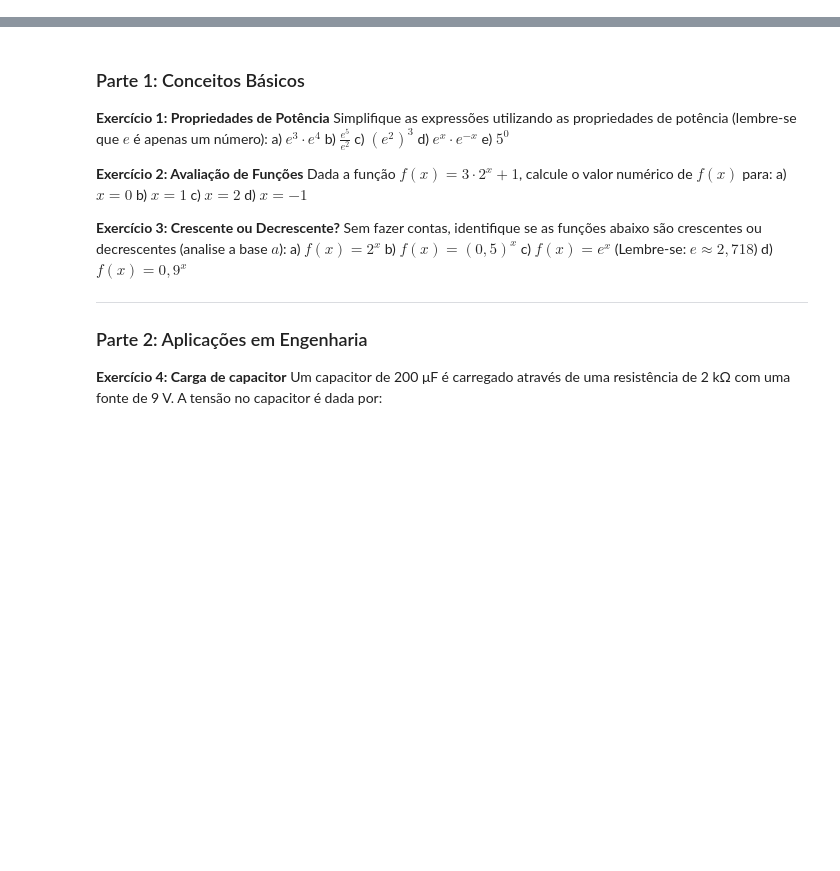
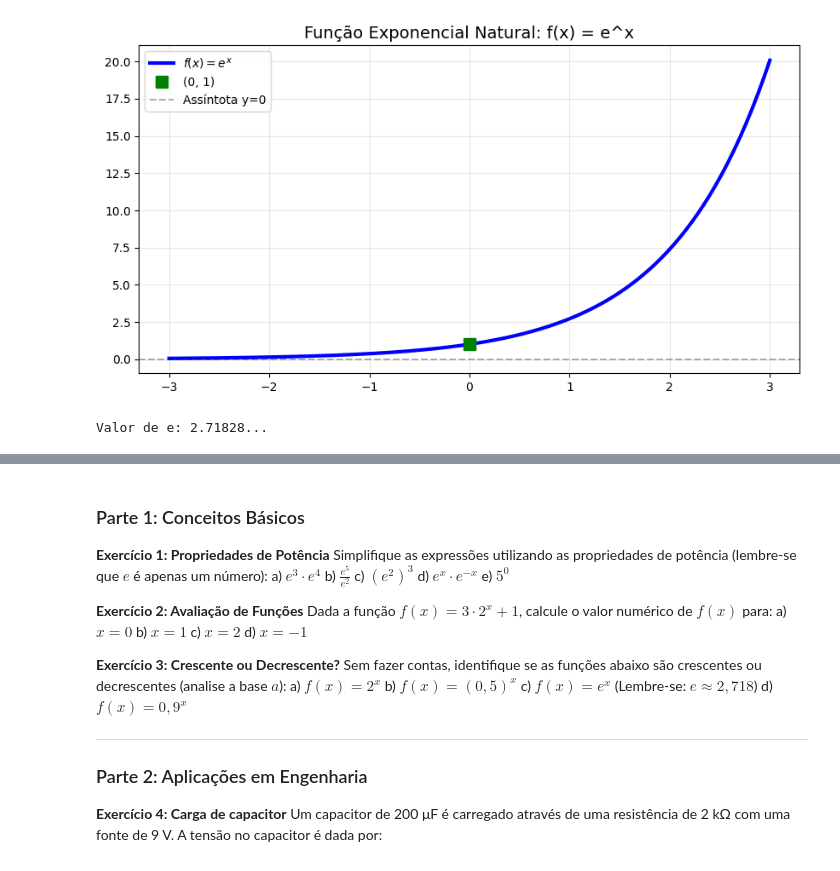
Before and after one commit to Ig-dolci/my_portuguese_classes, a Jupyter notebook: calculus/funcao_exponencial.ipynb, the cells around one changed output, grey strips where cells are left out. Cells and saved outputs as stored; diff of their text form; code cells hidden in the pictures; blank space fills up the shorter version.

```diff
--- a/calculus/funcao_exponencial.ipynb
+++ b/calculus/funcao_exponencial.ipynb
@@ -55 +144,19 @@ Vamos ver exemplos práticos de como o número **e** e a função exponencial ap
+# %%
+# Visualizando e^x
+x_plot = np.linspace(-3, 3, 200)
+y_plot = np.exp(x_plot)
+
+plt.figure(figsize=(10, 5))
+plt.plot(x_plot, y_plot, 'b-', linewidth=3, label='$f(x) = e^x$')
+plt.plot(0, 1, 'gs', markersize=10, label='(0, 1)')
+plt.axhline(y=0, color='k', linestyle='--', alpha=0.3, label='Assíntota y=0')
+plt.title('Função Exponencial Natural: f(x) = e^x', fontsize=14)
+plt.grid(True, alpha=0.3)
+plt.legend()
+plt.show()
+
+print(f"Valor de e: {np.e:.5f}...")
+# %% [output]
+[figure, added]
+Valor de e: 2.71828...
 # %% [markdown]
```
Also changed, not shown: parts of 17 cells of this notebook, 5 other files.
